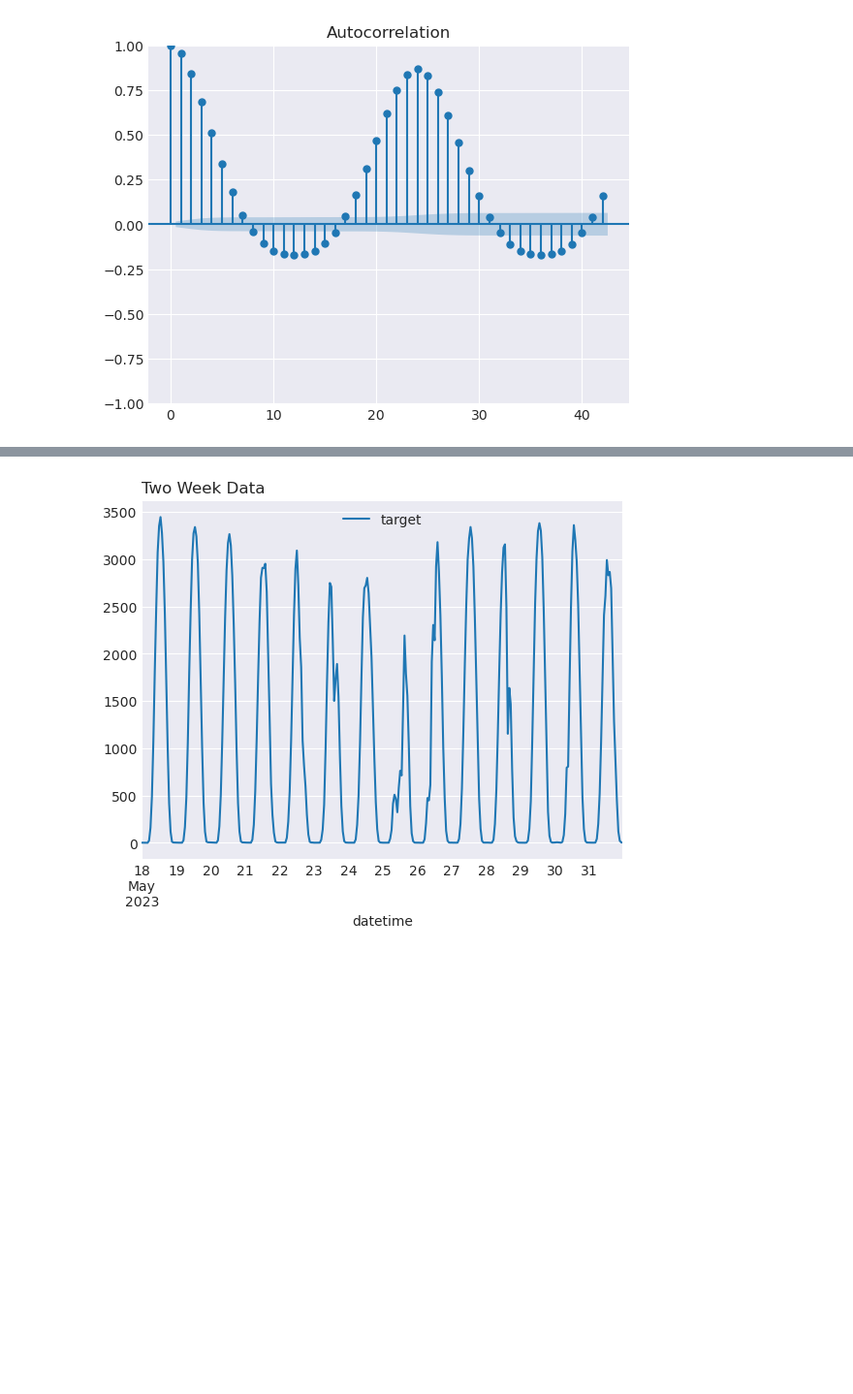
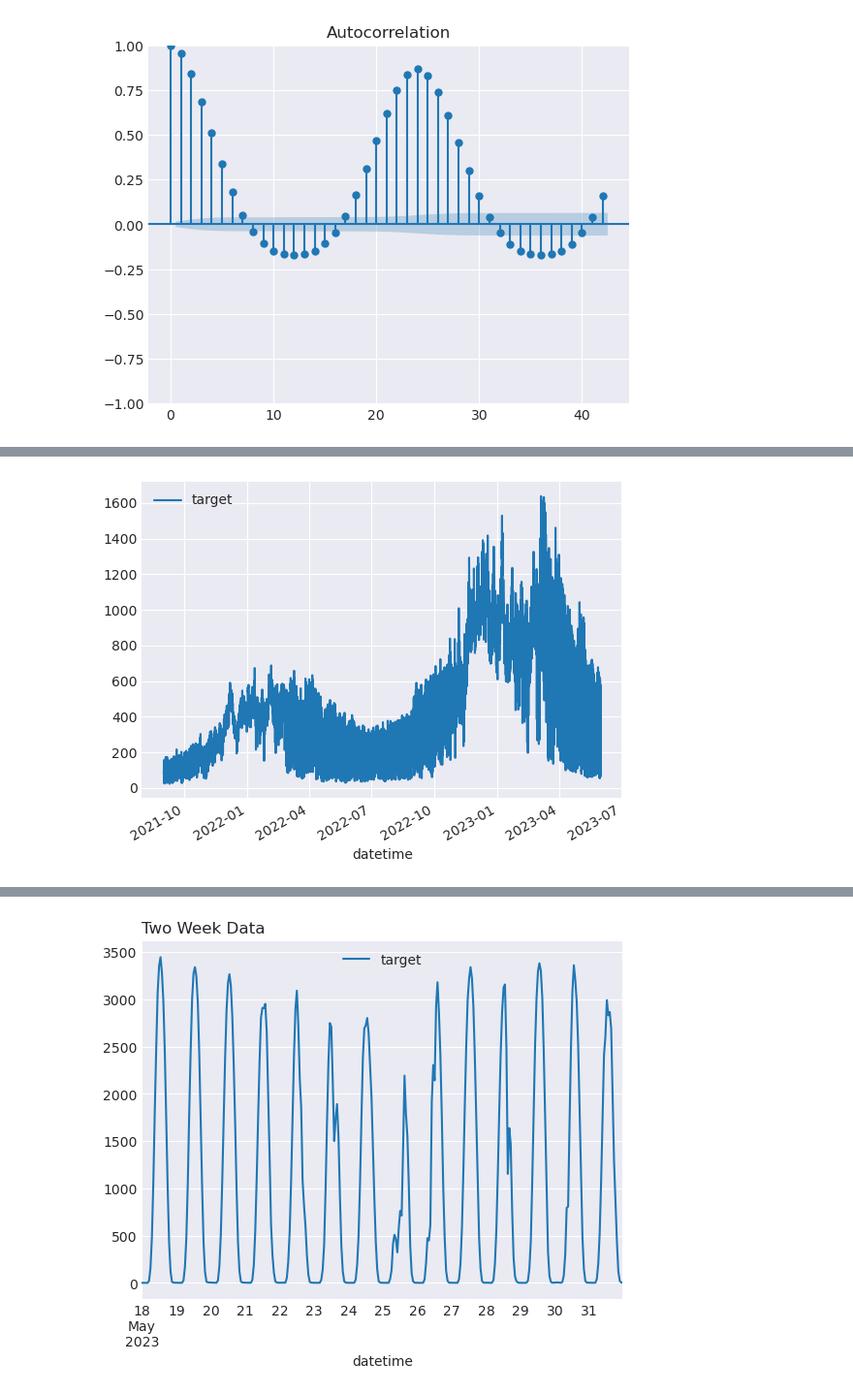
Before and after one commit to pmz-q/est_wassup_02, a Jupyter notebook: examinations/before_merge_arima.ipynb, the cells around one changed output, grey strips where cells are left out. Shown at 97% size. Saved outputs shown, nothing was run; the diff lists cells and outputs as text; code cells hidden in the pictures; blank space fills up the shorter version.

Commit message:
ARIMA Plus

```diff
--- a/examinations/before_merge_arima.ipynb
+++ b/examinations/before_merge_arima.ipynb
@@ -304,0 +238,10 @@ plt.show()
+# %%
+df_arima_nc = df_train[(df_train['is_consumption'] == 1) &
+         (df_train['is_business'] == 0) &
+         (df_train['product_type'] == 1) &
+         (df_train['county'] == 0)][['datetime', 'target']].set_index('datetime').copy()
+# %%
+df_arima_nc.plot()
+plt.show()
+# %% [output]
+[figure, added]
```
Also changed, not shown: parts of 32 cells of this notebook.
